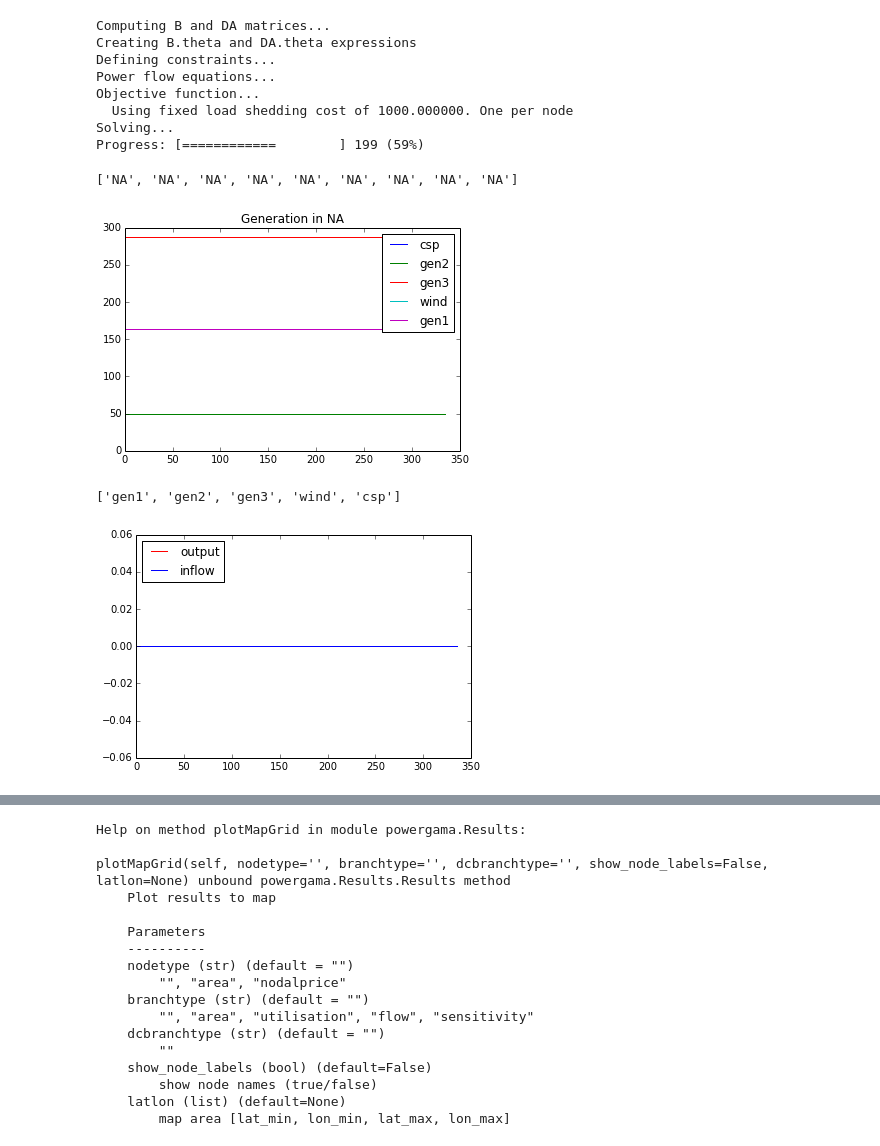
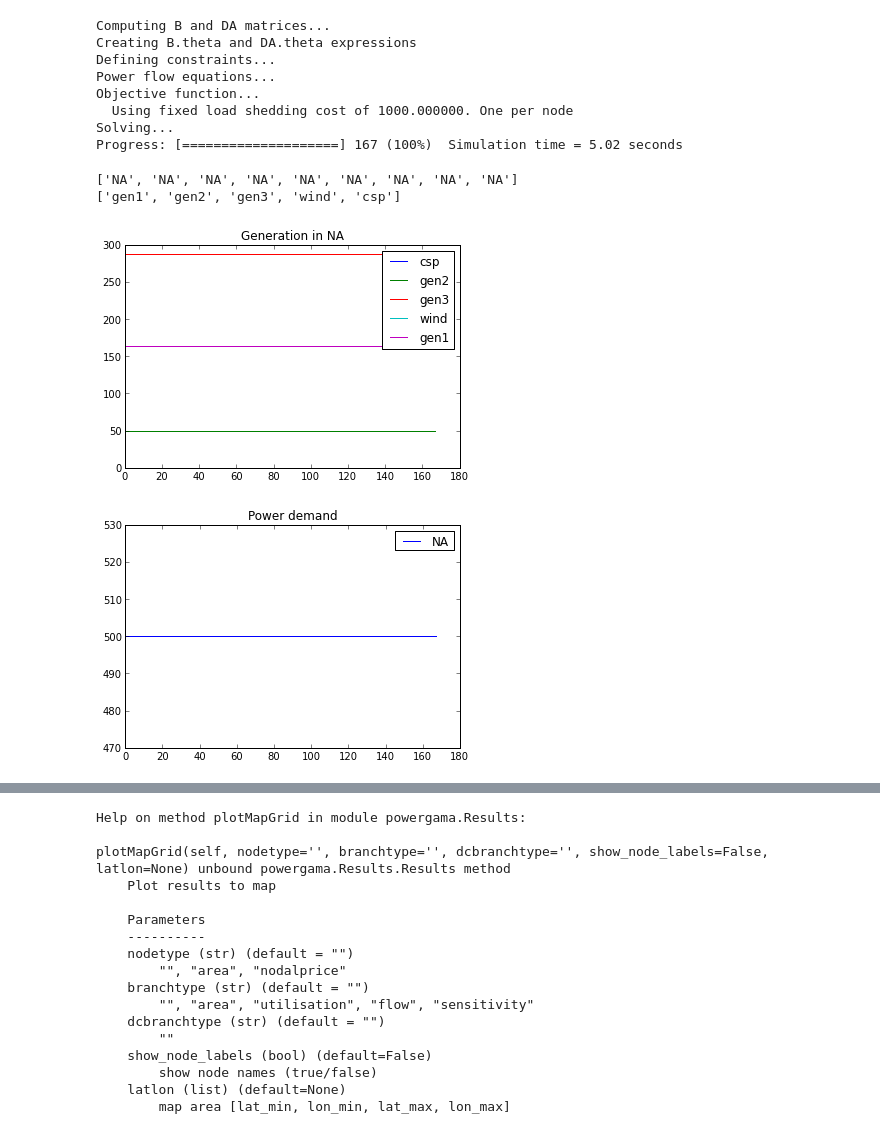
Before and after one commit to powergama/powergama, a Jupyter notebook: powergama/examples/powergama example.ipynb, the cells around one changed output, grey strips where cells are left out. Saved outputs shown, nothing was run; the diff lists cells and outputs as text; code cells hidden in the pictures.

Commit message:
Updated notebook example file

```diff
--- a/powergama/examples/powergama example.ipynb
+++ b/powergama/examples/powergama example.ipynb
@@ -7,14 +27,5 @@ import powergama
 # %%
-"""
-Illustrative example based on the 9 bus system
-
-"""
-
-import powergama
-import time
-
-datapath= "/Users/krokfolk/Documents/2 Harald/developer/powergama/powergama/examples/data/9busmod_"
-timerange=range(0,24*7*2)
+# Build and solve the problem
 
 data = powergama.GridData()
 
@@ -34,7 +45,7 @@ lp = powergama.LpProblem(data)
 start_time = time.time()
 res = lp.solve()
 end_time = time.time()
-print "Simulation time = ", end_time - start_time, "seconds"
+print "Simulation time = %.2f" % (end_time - start_time), "seconds"
 # %% [output]
 Computing B and DA matrices...
 Creating B.theta and DA.theta expressions
@@ -43,19 +54,19 @@ Power flow equations...
 Objective function...
   Using fixed load shedding cost of 1000.000000. One per node
 Solving...
-Progress: [============        ] 199 (59%)
+Progress: [====================] 167 (100%)  Simulation time = 5.02 seconds
 # %%
 print res.grid.node.area
+print res.grid.generator.gentype
 res.plotGenerationPerArea('NA')
 # %% [output]
 ['NA', 'NA', 'NA', 'NA', 'NA', 'NA', 'NA', 'NA', 'NA']
+['gen1', 'gen2', 'gen3', 'wind', 'csp']
-[figure, old version]
+[figure, new version]
-# %%
-print res.grid.generator.gentype
-res.plotGeneratorOutput(3)
-# %% [output]
-['gen1', 'gen2', 'gen3', 'wind', 'csp']
-[figure, removed]
+# %%
+res.plotDemandPerArea('NA')
+# %% [output]
+[figure, added]
 # %%
 res.plotMapGrid(nodetype='nodalprice',branchtype='utilisation',show_node_labels=True)
 # %% [output]
```
Also changed, not shown: parts of 8 cells of this notebook.
